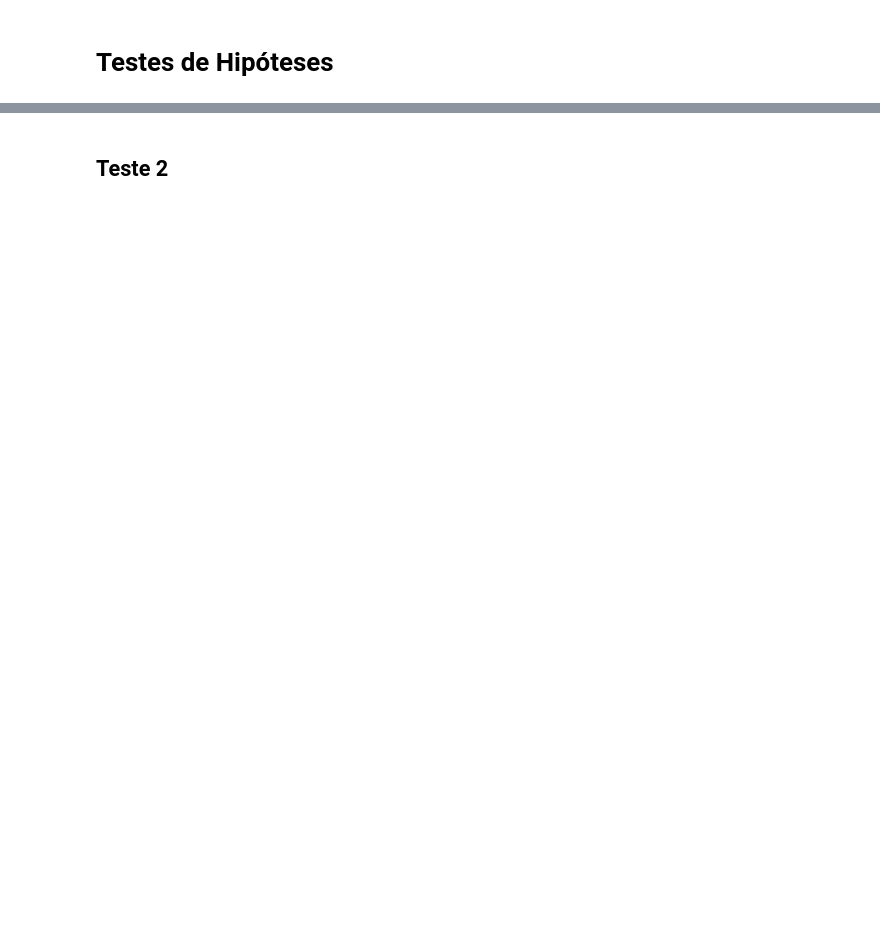
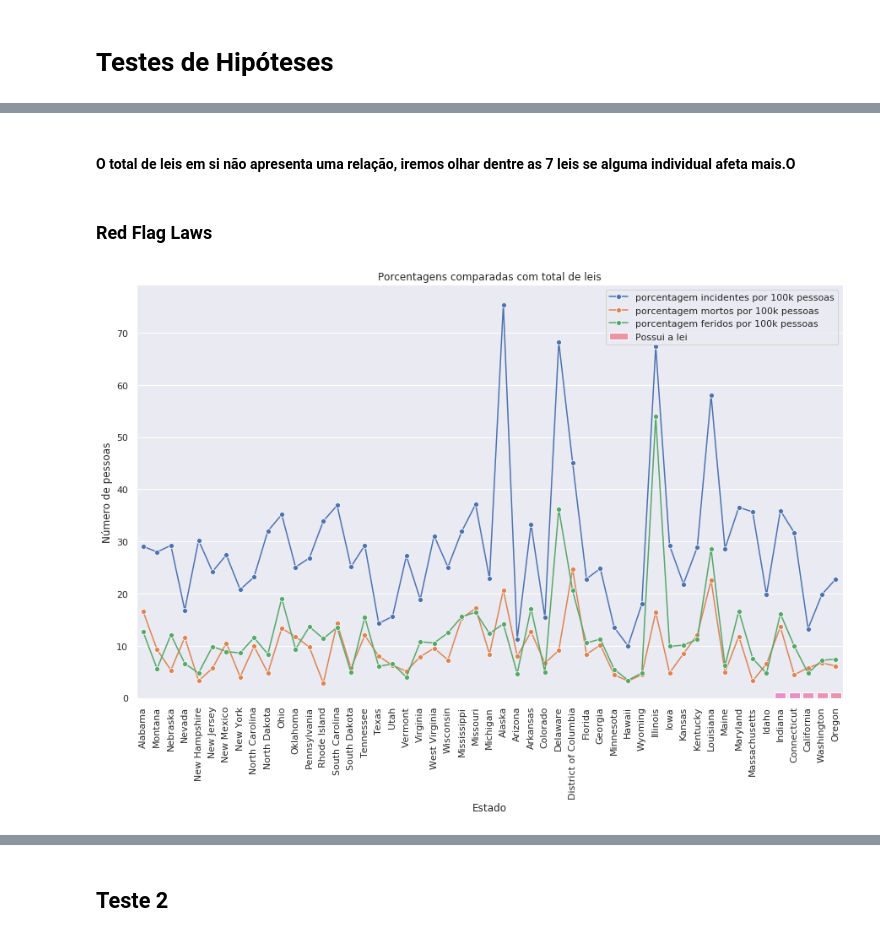
Before and after one commit to PedroPrisxzma/DataScience-Project, a Jupyter notebook: notebooks/Hypothesis_Tests.ipynb, the cells around one changed output, grey strips where cells are left out. Drawn from its saved outputs; the diff is of its cells as text; code cells hidden in the pictures; blank space fills up the shorter version.

```diff
--- a/notebooks/Hypothesis_Tests.ipynb
+++ b/notebooks/Hypothesis_Tests.ipynb
@@ -73,0 +98,8 @@ Como observado no gráfico, não existe uma relação direta entre o número de
+# %% [markdown]
+#### O total de leis em si não apresenta uma relação, iremos olhar dentre as 7 leis se alguma individual afeta mais.O
+# %% [markdown]
+### Red Flag Laws
+# %%
+plot_column('Red Flag Laws', states)
+# %% [output]
+[figure, added]
```
Also changed, not shown: parts of 28 cells of this notebook.
